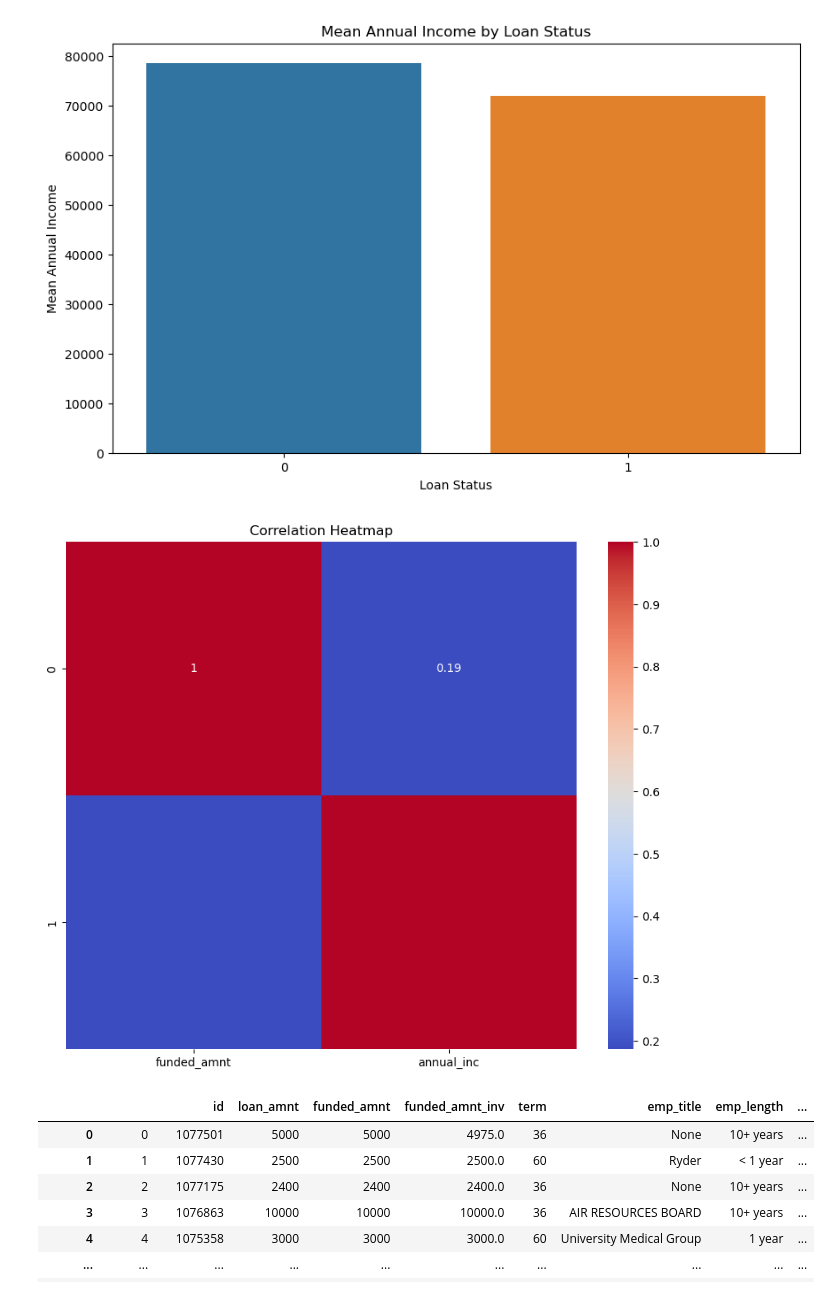
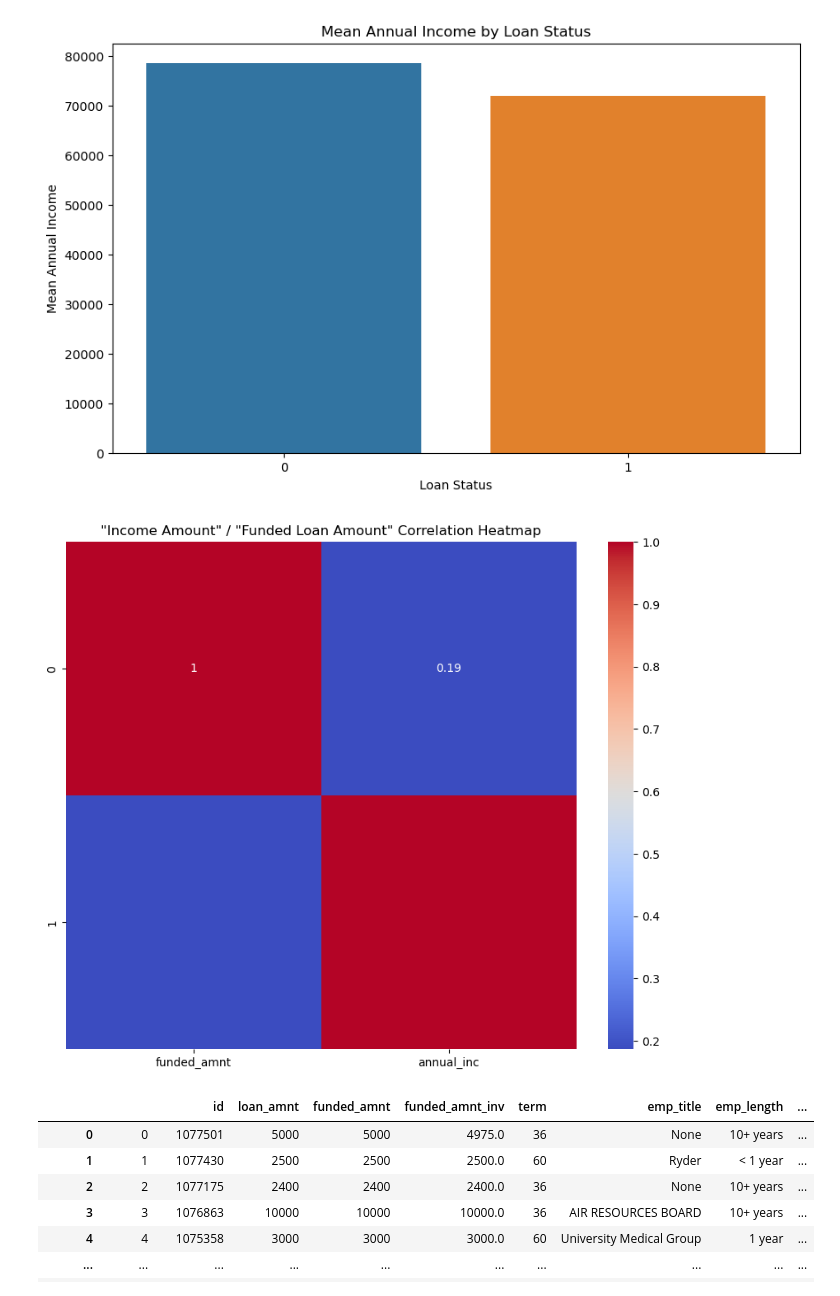
Before and after one commit to manolaz/kaggle-lending-hub-2024, a Jupyter notebook: trung-nva-lending-club-2007-20.ipynb, the cells around one changed output. Saved outputs shown, nothing was run; the diff lists cells and outputs as text; code cells hidden in the pictures.

```diff
--- a/trung-nva-lending-club-2007-20.ipynb
+++ b/trung-nva-lending-club-2007-20.ipynb
@@ -548,18 +548,18 @@ loan_status_df_pd = loan_status_df.to_pandas()
 # %%
 
 # Calculate the correlation matrix
 correlation_matrix = numeric_columns.corr()
 
 # Convert to Pandas DataFrame for plotting
 correlation_matrix_pd = correlation_matrix.to_pandas()
 
 # Create a heatmap
 plt.figure(figsize=(10, 8))
 seaborn.heatmap(correlation_matrix_pd, annot=True, cmap='coolwarm')
-plt.title('Correlation Heatmap')
+plt.title('"Income Amount" / "Funded Loan Amount" Correlation Heatmap')
 plt.show()
 # %% [output]
-[figure, old version]
+[figure, new version]
 # %%
 loan_status_df_pd
 # %% [output]
```
Also changed, not shown: parts of 6 cells of this notebook.
